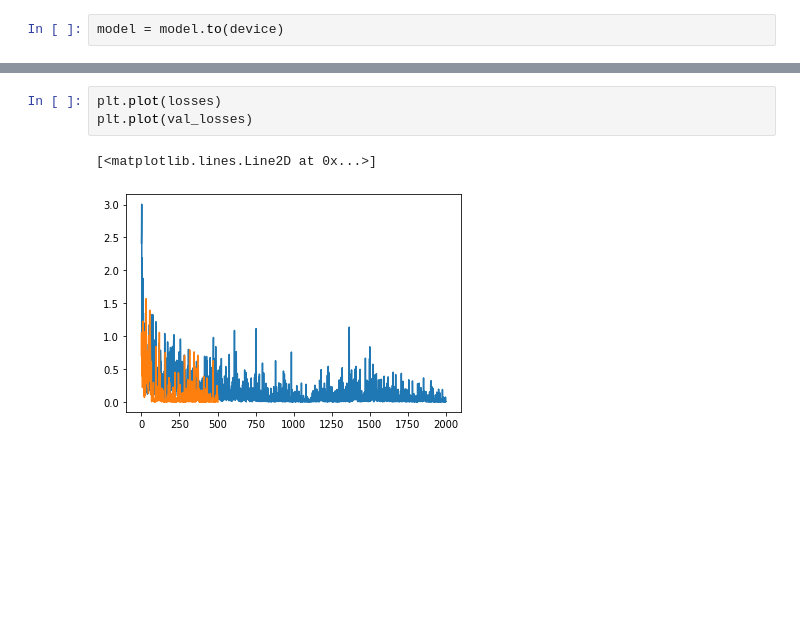
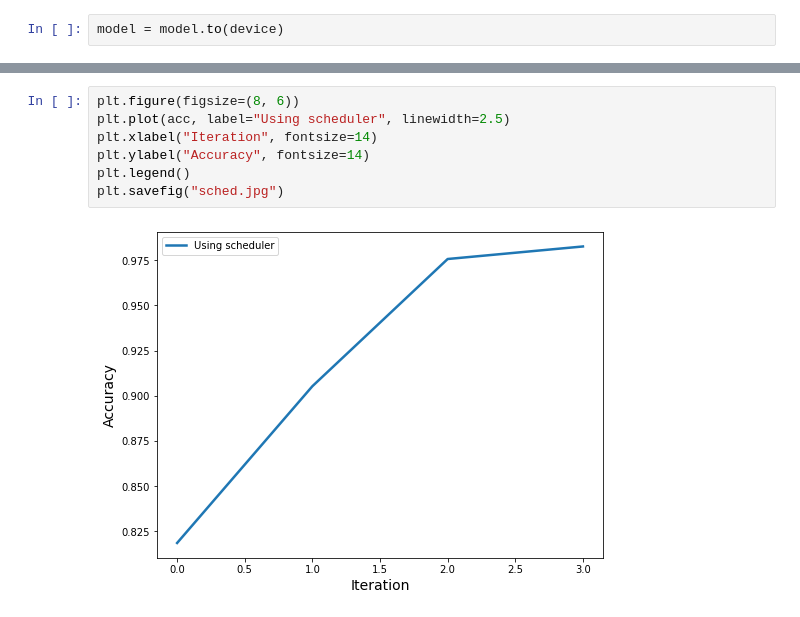
Before and after one commit to bipinKrishnan/fastai_course, a Jupyter notebook: cyclicLR_pytorch.ipynb, the cells around one changed output, grey strips where cells are left out. Cells and saved outputs as stored; diff of their text form; blank space fills up the shorter version.

```diff
--- a/cyclicLR_pytorch.ipynb
+++ b/cyclicLR_pytorch.ipynb
@@ -119,6 +122,9 @@ plt.plot(lr)
-# %%
-plt.plot(losses)
-plt.plot(val_losses)
-# %% [output]
-[<matplotlib.lines.Line2D at 0x...>]
-[figure, removed]
+# %%
+plt.figure(figsize=(8, 6))
+plt.plot(acc, label="Using scheduler", linewidth=2.5)
+plt.xlabel("Iteration", fontsize=14)
+plt.ylabel("Accuracy", fontsize=14)
+plt.legend()
+plt.savefig("sched.jpg")
+# %% [output]
+[figure, added]
```
Also changed, not shown: parts of 7 cells of this notebook.
